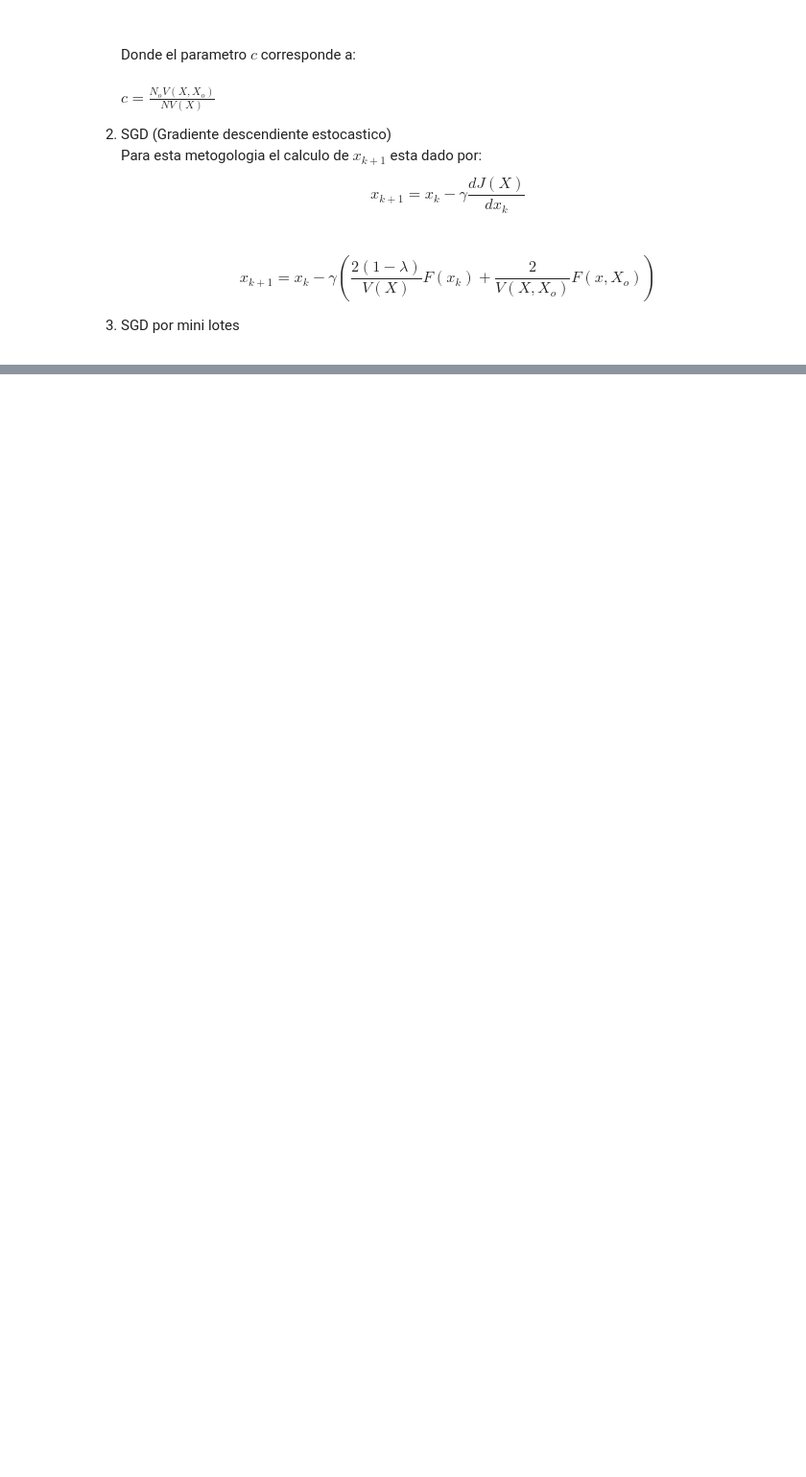
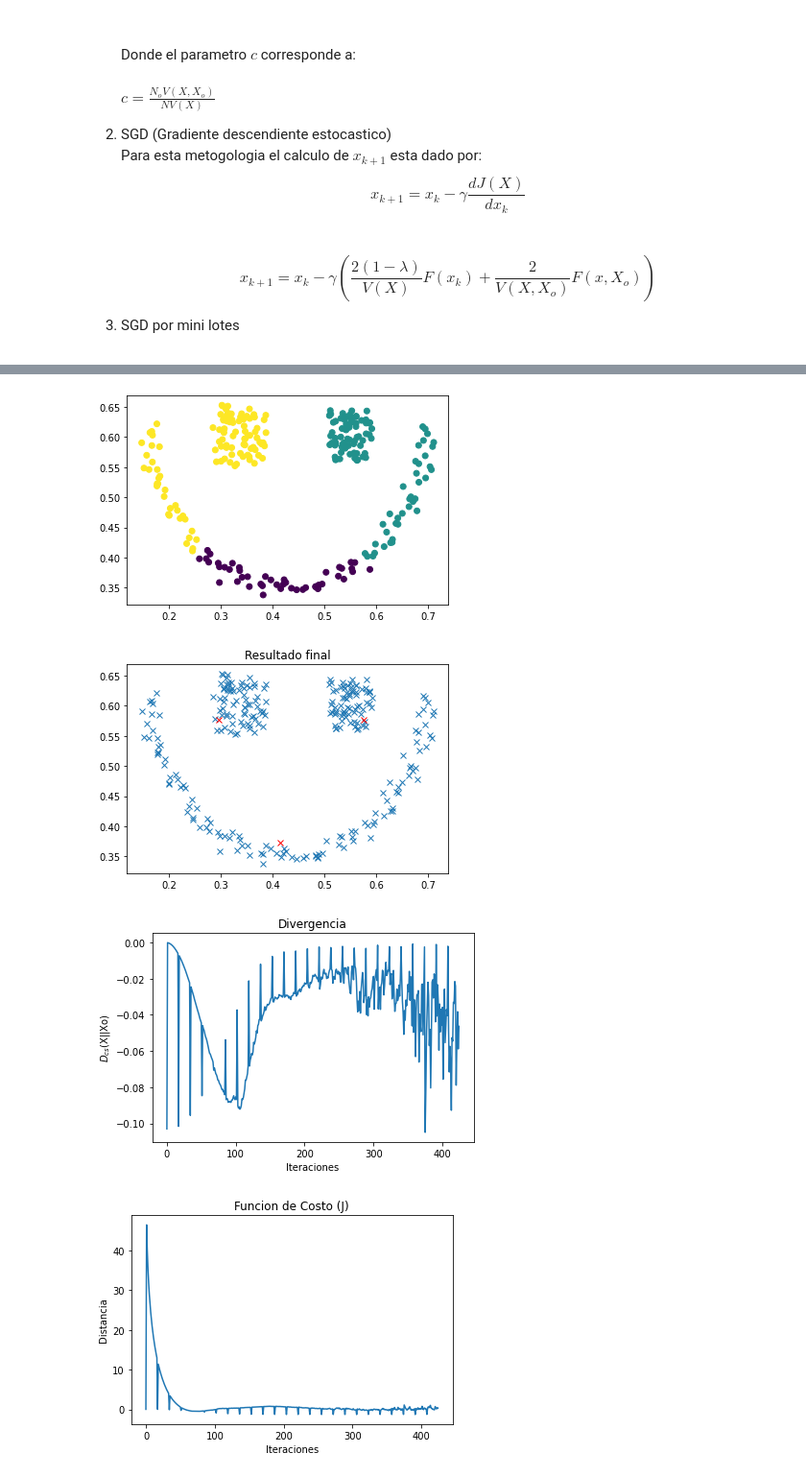
Before and after one commit to Bryan0122/PRI, a Jupyter notebook: PRI.ipynb, the cells around one changed output, grey strips where cells are left out. Shown at 96% size. Drawn from its saved outputs; the diff is of its cells as text; code cells hidden in the pictures; blank space fills up the shorter version.

```diff
--- a/PRI.ipynb
+++ b/PRI.ipynb
@@ -74,14 +118,20 @@ ModuleNotFoundError: ignored
 # %%
-data = sio.loadmat('DB.mat')['DB'][0, 0]
+
+data = sio.loadmat(DB)['DB'][0, 0]
 happy = data['happy']
 sc = SpectralClustering(n_clusters=3, n_neighbors=5, gamma = 1000)
 sc.fit(happy)
 labels_happy = sc.labels_
 # p = PRI(n_groups=3, lambda_=15, sigma_initial=30,
 #        method = "SGD", reduction_ = False, optimization ='Nadam')
 p = MiniBatchPRI(n_groups = 3, lambda_ = 15,
                  sigma_initial = 70, reduction_ = True)
-data = sio.loadmat('DB.mat')['DB'][0, 0]
+data = sio.loadmat(DB)['DB'][0, 0]
 be_2 = data['happy']
 p.fit(be_2)
 p.results()
+# %% [output]
+[figure, added]
+[figure, added]
+[figure, added]
+[figure, added]
```
Also changed, not shown: parts of 10 cells of this notebook.
